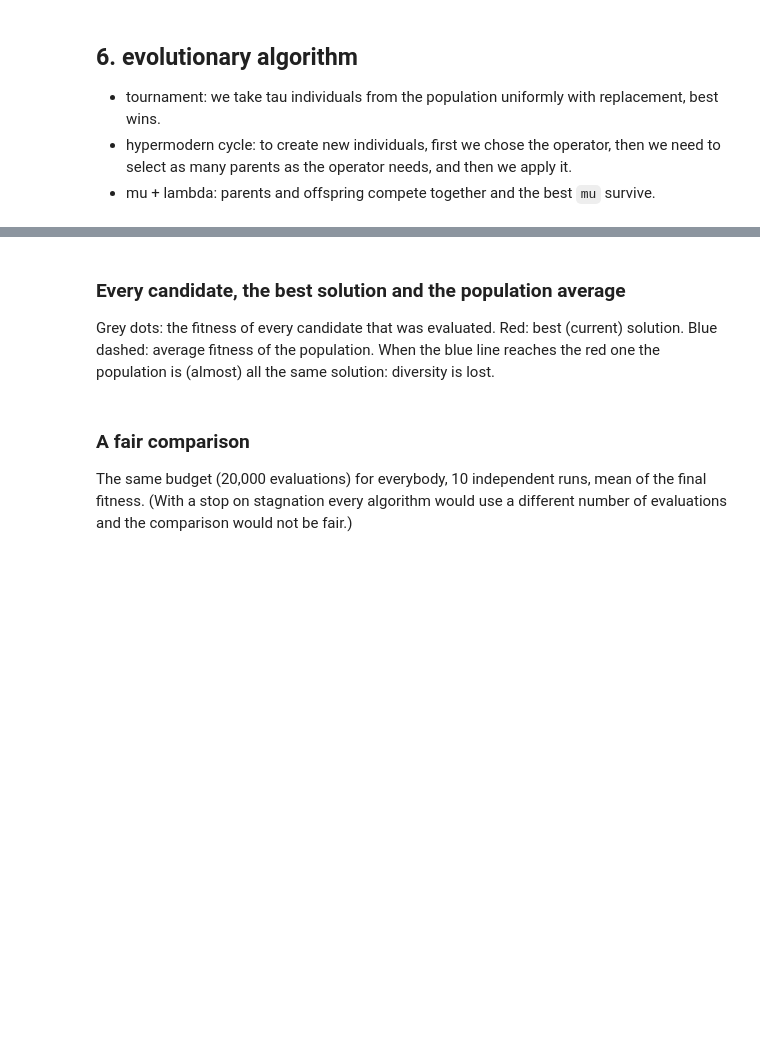
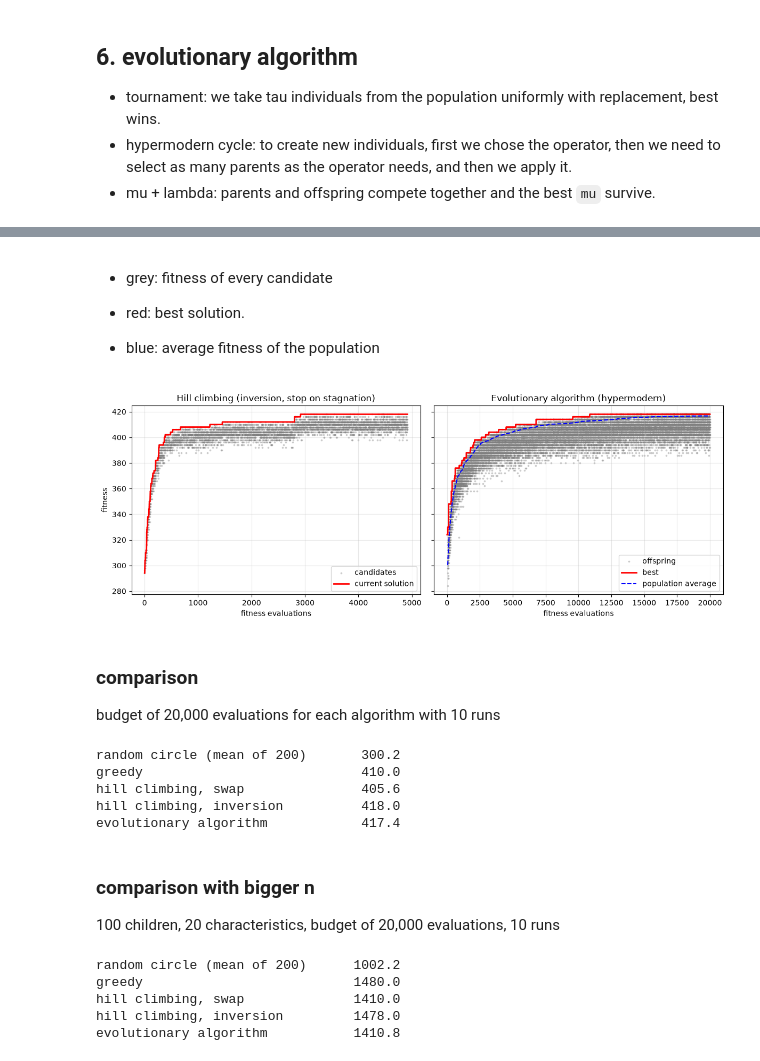
Before and after one commit to sitagliente/CI2026_lab3, a Jupyter notebook: lab3_EA.ipynb, the cells around one changed output, grey strips where cells are left out. Drawn from its saved outputs; the diff is of its cells as text; code cells hidden in the pictures; blank space fills up the shorter version.

Commit message:
Added results

```diff
--- a/lab3_EA.ipynb
+++ b/lab3_EA.ipynb
@@ -188,8 +188,8 @@ def hill_climbing(children, tweak_function=tweak_inversion, max_evals=20_000,
 - mu + lambda: parents and offspring compete together and the best `mu` survive.
 # %%
 def tournament(population, fitnesses, tau=3):
-    contenders = choices(range(len(population)), k=tau)
-    return population[max(contenders, key=lambda i: fitnesses[i])]
+    pool = choices(range(len(population)), k=tau)
+    return population[max(pool, key=lambda i: fitnesses[i])]
 
 
 def survivors(population, fitnesses, offspring, offspring_f, mu):
@@ -257,32 +272,34 @@ print(" -> ".join(c._name for c in ea_best) + f" -> (back to {ea_best[0]._name})
 # %% [markdown]
-### Every candidate, the best solution and the population average
-Grey dots: the fitness of every candidate that was evaluated. Red: best (current) solution. Blue dashed:
-average fitness of the population. When the blue line reaches the red one the population is (almost) all
-the same solution: diversity is lost.
+- grey: fitness of every candidate
+
+- red: best solution.
+
+- blue:
+average fitness of the population
 # %%
 try:
     import matplotlib.pyplot as plt
     fig, (left, right) = plt.subplots(1, 2, figsize=(12, 4.5), sharey=True)
     left.scatter([e for e, _ in trace_hc], [f for _, f in trace_hc], s=3, color="gray", alpha=0.3, label="candidates")
     left.plot(range(1, len(hc_history) + 1), hc_history, color="red", linewidth=2, label="current solution")
     left.set_title("Hill climbing (inversion, stop on stagnation)")
     offspring = trace_ea["offspring"]
     right.scatter([e for e, _ in offspring], [f for _, f in offspring], s=3, color="gray", alpha=0.3, label="offspring")
     right.plot(range(1, len(ea_history) + 1), ea_history, color="red", linewidth=2, label="best")
     right.plot([e for e, _ in trace_ea["average"]], [a for _, a in trace_ea["average"]], color="blue",
                linestyle="--", label="population average")
     right.set_title("Evolutionary algorithm (hypermodern)")
     for ax in (left, right):
         ax.set_xlabel("fitness evaluations"); ax.grid(alpha=0.3); ax.legend(loc="lower right")
     left.set_ylabel("fitness")
-    plt.tight_layout(); plt.savefig("lab3_essenziale.png", dpi=110); plt.show()
+    plt.tight_layout(); plt.savefig("lab3_ea.png", dpi=110); plt.show()
 except ImportError:
     print("matplotlib not installed: pip install matplotlib to see the plot")
+# %% [output]
+[figure, added]
 # %% [markdown]
-### A fair comparison
-The same budget (20,000 evaluations) for everybody, 10 independent runs, mean of the final fitness.
-(With a stop on stagnation every algorithm would use a different number of evaluations and the comparison
-would not be fair.)
+### comparison
+budget of 20,000 evaluations for each algorithm with 10 runs
 # %%
 def mean(values):
     return sum(values) / len(values)
@@ -297,3 +314,42 @@ results = {
 }
 for name, value in results.items():
     print(f"{name:30s} {value:8.1f}")
+# %% [output]
+random circle (mean of 200)       300.2
+greedy                            410.0
+hill climbing, swap               405.6
+hill climbing, inversion          418.0
+evolutionary algorithm            417.4
+# %% [markdown]
+### comparison with bigger n
+
+100 children, 20 characteristics, budget of 20,000 evaluations, 10 runs
+# %%
+# comparison with 100 children
+seed(SEED)
+difference.cache_clear()
+
+children_100 = list()
+for c in range(100):
+    name = f"Child {c}"
+    children_100.append(Child(name, sample([True, False], k=NUM_CHARATECTERISTICS, counts=[NUM_CHARATECTERISTICS, NUM_CHARATECTERISTICS])))
+
+def mean(values):
+    return sum(values) / len(values)
+
+runs = 10
+results_100 = {
+    "random circle (mean of 200)": mean([fitness(random_solution(children_100)) for _ in range(200)]),
+    "greedy": fitness(greedy(children_100)),
+    "hill climbing, swap": mean([hill_climbing(children_100, tweak_swap)[1] for _ in range(runs)]),
+    "hill climbing, inversion": mean([hill_climbing(children_100, tweak_inversion)[1] for _ in range(runs)]),
+    "evolutionary algorithm": mean([evolutionary_algorithm(children_100)[1] for _ in range(runs)]),
+}
+for name, value in results_100.items():
+    print(f"{name:30s} {value:8.1f}")
+# %% [output]
+random circle (mean of 200)      1002.2
+greedy                           1480.0
+hill climbing, swap              1410.0
+hill climbing, inversion         1478.0
+evolutionary algorithm           1410.8
```
Also changed, not shown: parts of 2 cells of this notebook.
